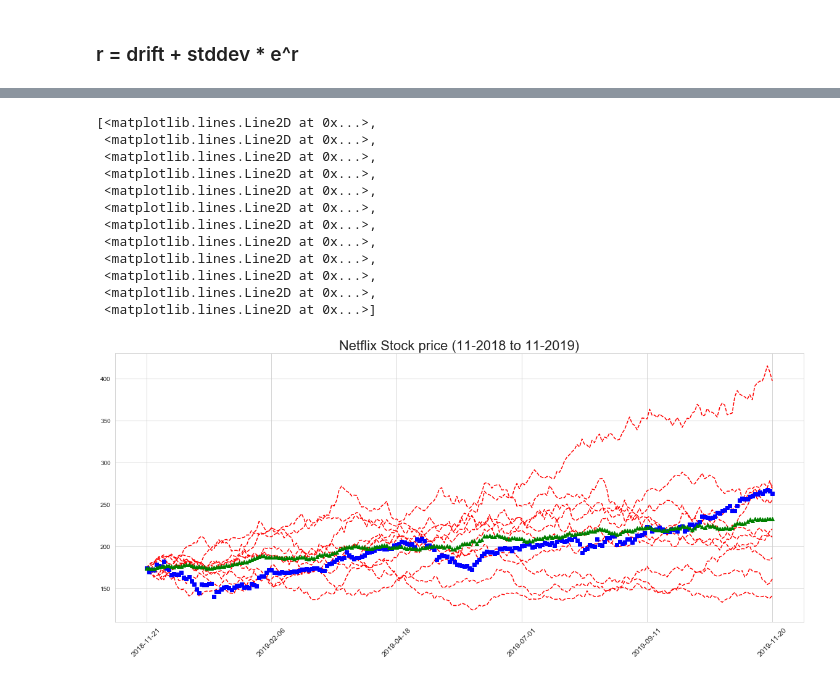
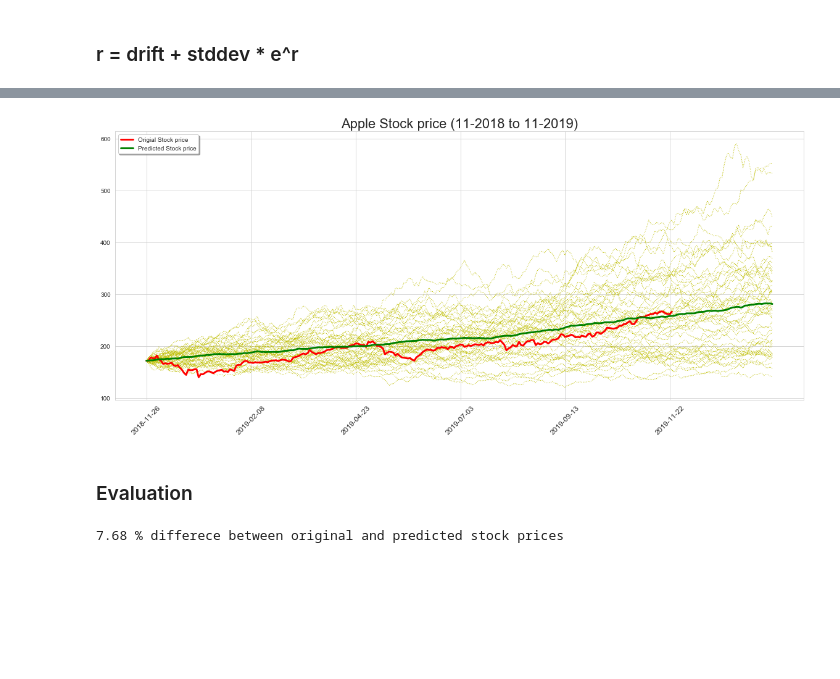
Before and after one commit to aditya0697/Stock_Market_Analysis_and_Prediction, a Jupyter notebook: monte_carlo.ipynb, the cells around one changed output, grey strips where cells are left out. Saved outputs shown, nothing was run; the diff lists cells and outputs as text; code cells hidden in the pictures; blank space fills up the shorter version.

```diff
--- a/monte_carlo.ipynb
+++ b/monte_carlo.ipynb
@@ -139,4 +113,6 @@ iterations = 10
 # %%
-daily_return = np.exp(drift + stdev * norm.ppf(np.random.rand(time_interval, iterations)))
+TIME_INTERVAL = 300 # Number of days
+ITERATION = 50 # Number of future predictions
+daily_return = np.exp(drift + stdev * norm.ppf(np.random.rand(TIME_INTERVAL, ITERATION)))
 daily_return
 # %% [output]
@@ -175,3 +132,7 @@ array([[174.16319275, 174.16319275, 174.16319275, ..., 174.16319275,
 # %%
-for i in range(1, time_interval):
+price_list = np.zeros_like(daily_return)
+price_list[0] = data.iloc[0]
+
+for i in range(1, TIME_INTERVAL):
     price_list[i] = price_list[i-1] * daily_return[i]
+price_list
@@ -198,23 +157,13 @@ for i in test_data['Adj Close'].index.to_list():
 # %%
 plt.figure(figsize=(20,8))
 plt.tick_params(axis="both", which="both", bottom=False, top=False,
                 labelbottom=True, left=False, right=False, labelleft=True)
-# plt.legend(loc='upper left')
-
-plt.title('Netflix Stock price (11-2018 to 11-2019)', fontsize=22)
+plt.title('Apple Stock price (11-2018 to 11-2019)', fontsize=22)
 plt.xticks(range(0, test_data['Adj Close'].shape[0], 50), y_label[::50] ,rotation=45, fontsize=12)
-plt.plot(price_list, 'r--', test_data['Adj Close'].to_list(), 'bs', np.mean(price_list, axis = 1), 'g^')
+plt.plot(price_list, 'y:', linewidth=1)
+plt.plot(test_data['Adj Close'].to_list(), 'r', label='Origial Stock price', linewidth=2.9)
+plt.plot(np.mean(price_list, axis = 1), 'g', label='Predicted Stock price', linewidth=2.9)
+plt.legend(loc='upper left', ncol=1, shadow=True)
+plt.savefig('applestock.png')
 # %% [output]
-[<matplotlib.lines.Line2D at 0x...>,
- <matplotlib.lines.Line2D at 0x...>,
- <matplotlib.lines.Line2D at 0x...>,
- <matplotlib.lines.Line2D at 0x...>,
- <matplotlib.lines.Line2D at 0x...>,
- <matplotlib.lines.Line2D at 0x...>,
- <matplotlib.lines.Line2D at 0x...>,
- <matplotlib.lines.Line2D at 0x...>,
- <matplotlib.lines.Line2D at 0x...>,
- <matplotlib.lines.Line2D at 0x...>,
- <matplotlib.lines.Line2D at 0x...>,
- <matplotlib.lines.Line2D at 0x...>]
-[figure, old version]
+[figure, new version]
@@ -222,0 +170,2 @@ plt.plot(price_list, 'r--', test_data['Adj Close'].to_list(), 'bs', np.mean(pric
+# %% [markdown]
+### Evaluation
@@ -222,0 +178,4 @@ plt.plot(price_list, 'r--', test_data['Adj Close'].to_list(), 'bs', np.mean(pric
+# %%
+calculateDifference(test_data['Adj Close'].to_list(), np.mean(price_list, axis=1)[:len(data)])
+# %% [output]
+7.68 % differece between original and predicted stock prices
```
Also changed, not shown: parts of 21 cells of this notebook, 1 other file.
